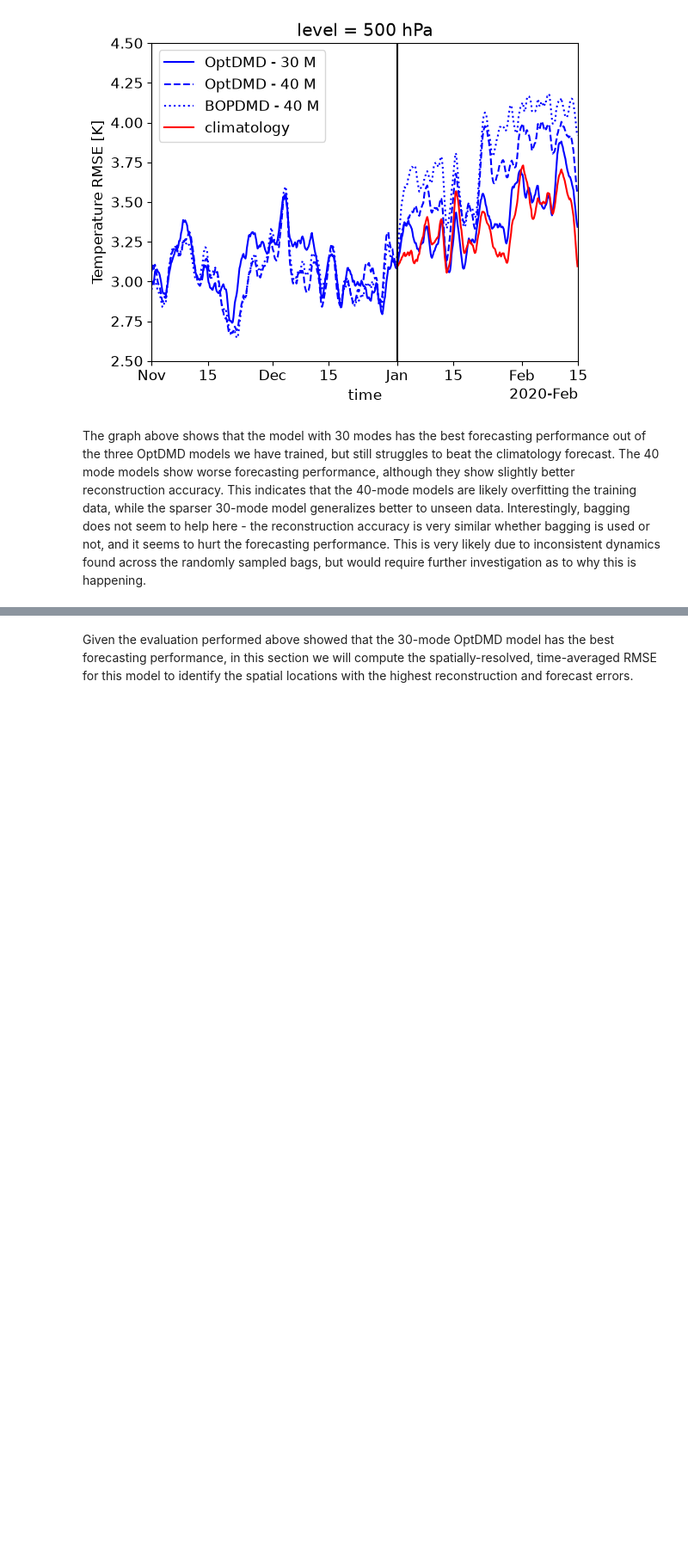
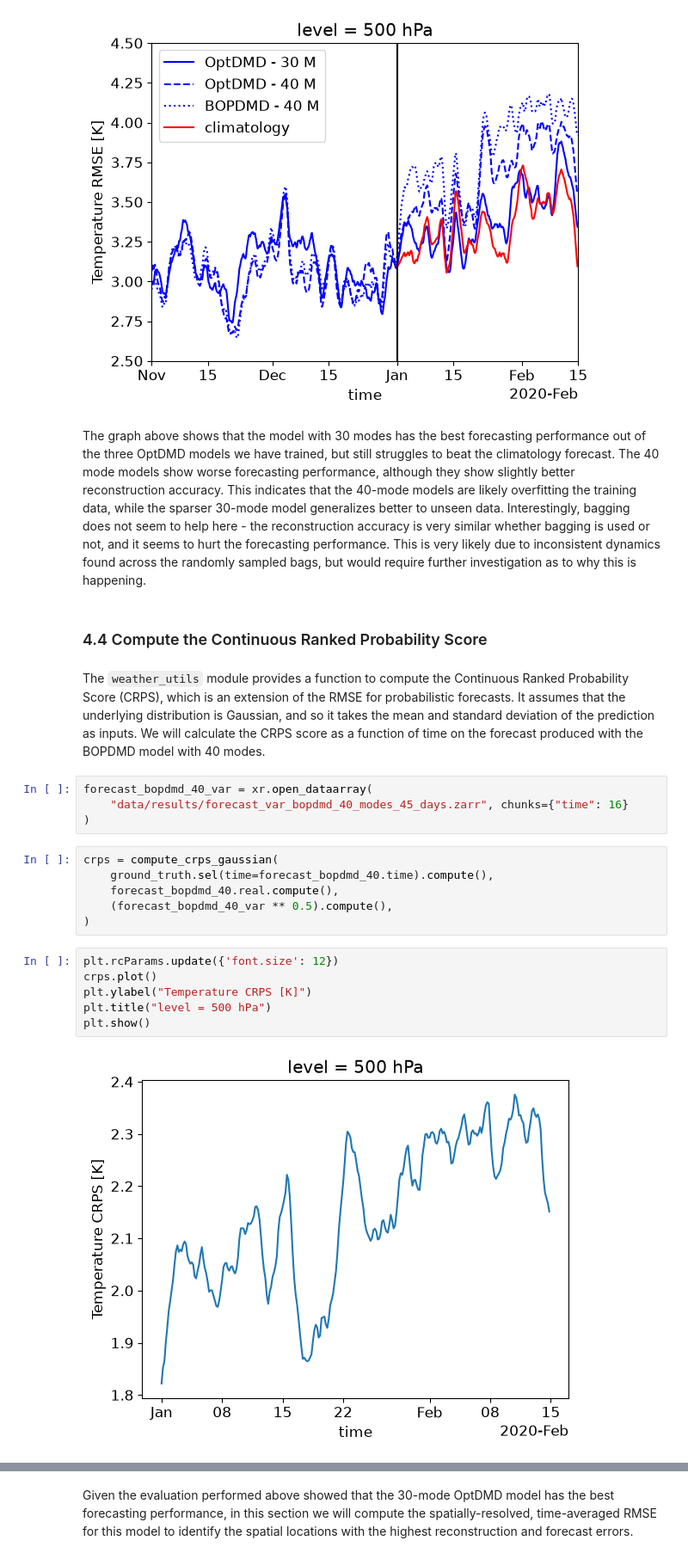
Before and after one commit to SVDROM/svdrom, a Jupyter notebook: demos/dmd_demo_1.ipynb, the cells around one changed output, grey strips where cells are left out. Shown at 86% size. Cells and saved outputs as stored; diff of their text form; blank space fills up the shorter version.

```diff
--- a/demos/dmd_demo_1.ipynb
+++ b/demos/dmd_demo_1.ipynb
@@ -922,4 +917,28 @@ See also https://docs.dask.org/en/stable/best-practices.html#load-data-with-dask
 [figure]
 # %% [markdown]
 The graph above shows that the model with 30 modes has the best forecasting performance out of the three OptDMD models we have trained, but still struggles to beat the climatology forecast. The 40 mode models show worse forecasting performance, although they show slightly better reconstruction accuracy. This indicates that the 40-mode models are likely overfitting the training data, while the sparser 30-mode model generalizes better to unseen data. Interestingly, bagging does not seem to help here - the reconstruction accuracy is very similar whether bagging is used or not, and it seems to hurt the forecasting performance. This is very likely due to inconsistent dynamics found across the randomly sampled bags, but would require further investigation as to why this is happening.
+# %% [markdown]
+### 4.4 Compute the Continuous Ranked Probability Score
+# %% [markdown]
+The `weather_utils` module provides a function to compute the Continuous Ranked Probability Score (CRPS), which is an extension of the RMSE for probabilistic forecasts.
+It assumes that the underlying distribution is Gaussian, and so it takes the mean and standard deviation of the prediction as inputs.
+We will calculate the CRPS score as a function of time on the forecast produced with the BOPDMD model with 40 modes.
+# %%
+forecast_bopdmd_40_var = xr.open_dataarray(
+    "data/results/forecast_var_bopdmd_40_modes_45_days.zarr", chunks={"time": 16}
+)
+# %%
+crps = compute_crps_gaussian(
+    ground_truth.sel(time=forecast_bopdmd_40.time).compute(),
+    forecast_bopdmd_40.real.compute(),
+    (forecast_bopdmd_40_var ** 0.5).compute(),
+)
+# %%
+plt.rcParams.update({'font.size': 12})
+crps.plot()
+plt.ylabel("Temperature CRPS [K]")
+plt.title("level = 500 hPa")
+plt.show()
+# %% [output]
+[figure, added]
 # %% [markdown]
```
Also changed, not shown: parts of 4 cells of this notebook.
